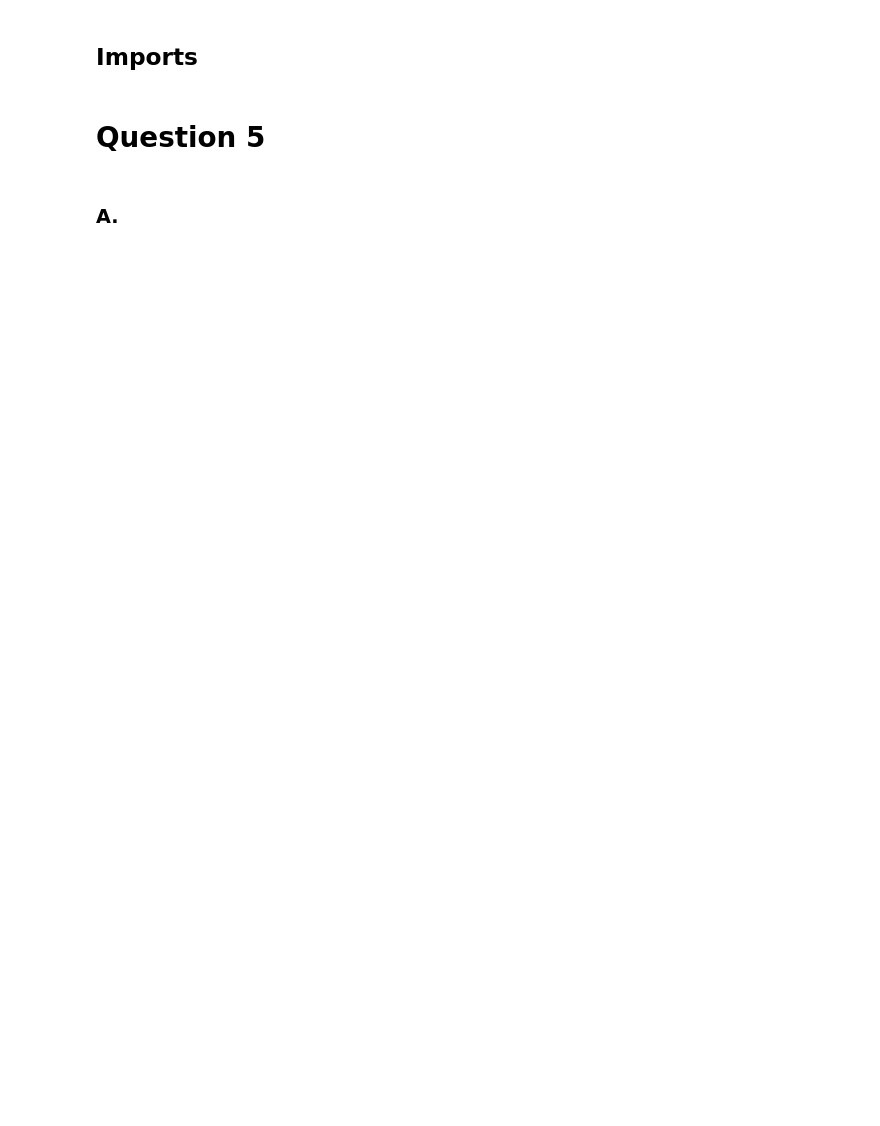
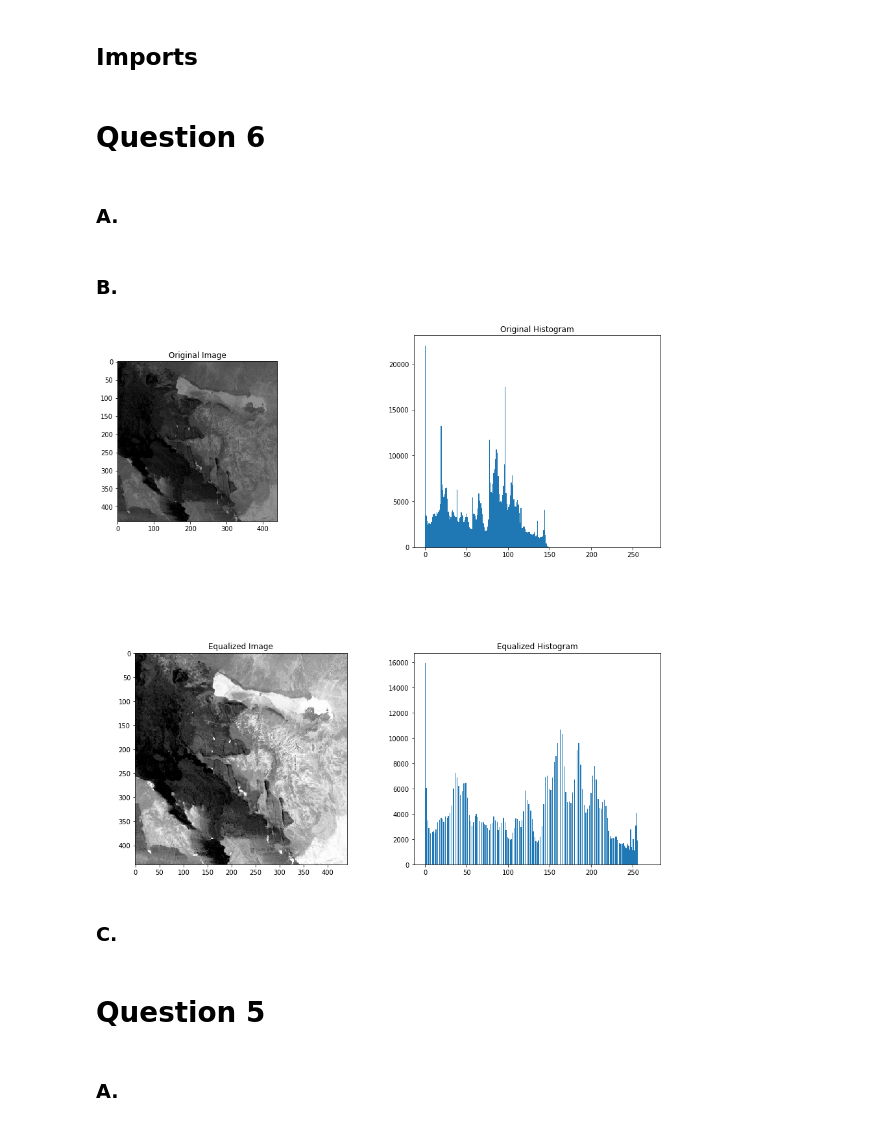
Before and after one commit to kahlinbaughman/483, a Jupyter notebook: Homework2/Homework2.ipynb, the cells around one changed output. Cells and saved outputs as stored; diff of their text form; code cells hidden in the pictures; blank space fills up the shorter version.

Commit message:
Finish hw3 Question 1

```diff
--- a/Homework2/Homework2.ipynb
+++ b/Homework2/Homework2.ipynb
@@ -5,3 +6,7 @@ import numpy as np
 from PIL import Image
 import matplotlib.pyplot as plt
 import matplotlib.image as mpimg
+# %% [markdown]
+# Question 6
+# %% [markdown]
+### A.
@@ -7,0 +60,32 @@ import matplotlib.image as mpimg
+# %% [markdown]
+### B.
+# %%
+landsat = Image.open('landsat.jpg')
+landsat_eq = my_hist_equalization(landsat, 256)
+
+flat_landsat = np.asarray(landsat)
+flat_landsat = flat_landsat.flatten()
+
+flat_landsat_eq = np.asarray(landsat_eq)
+flat_landsat_eq = flat_landsat_eq.flatten()
+
+fig = plt.figure()
+fig.subplots_adjust(hspace=.5)
+fig.set_figheight(15)
+fig.set_figwidth(15)
+sub_one = fig.add_subplot(231)
+sub_two = fig.add_subplot(222)
+sub_three = fig.add_subplot(223)
+sub_four = fig.add_subplot(224)
+sub_one.title.set_text("Original Image")
+sub_two.title.set_text("Original Histogram")
+sub_three.title.set_text("Equalized Image")
+sub_four.title.set_text("Equalized Histogram")
+sub_one.imshow(landsat)
+var1, var2, var3 = sub_two.hist(flat_landsat, 256, [0,270])
+sub_three.imshow(landsat_eq)
+var1, var2, var3 = sub_four.hist(flat_landsat_eq * 256, 256, [0,270])
+# %% [output]
+[figure, added]
+# %% [markdown]
+### C.
```
Also changed, not shown: parts of 17 cells of this notebook, 18 other files.
